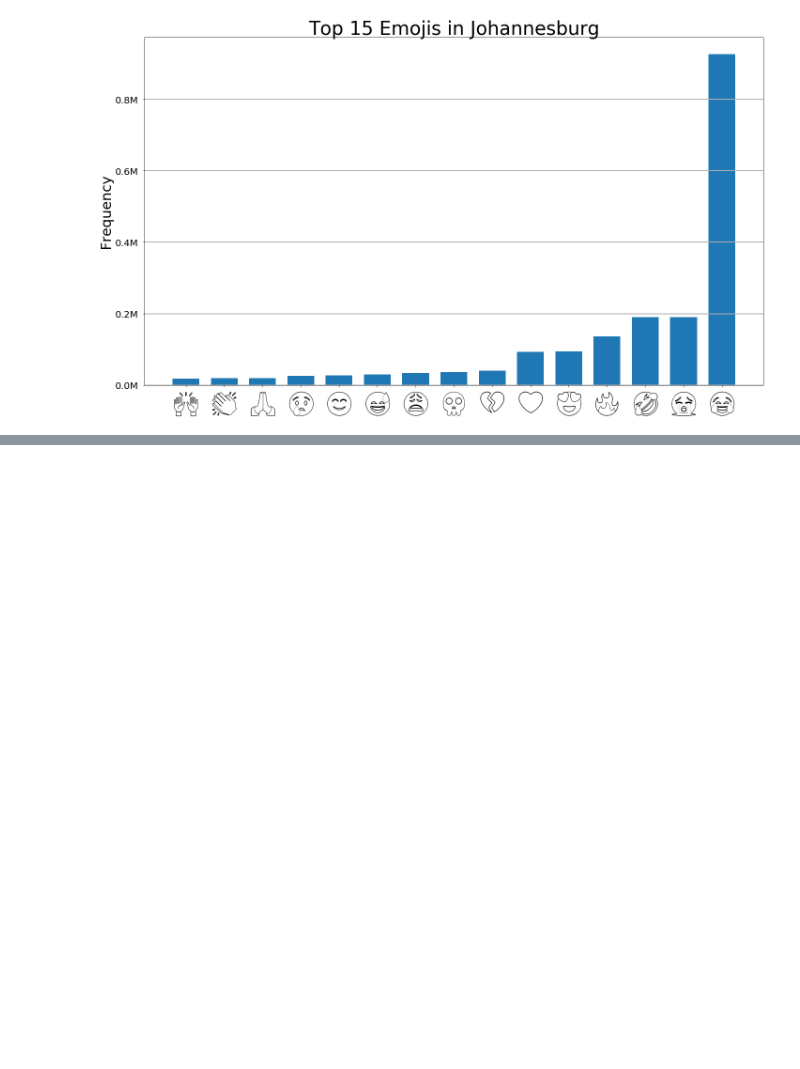
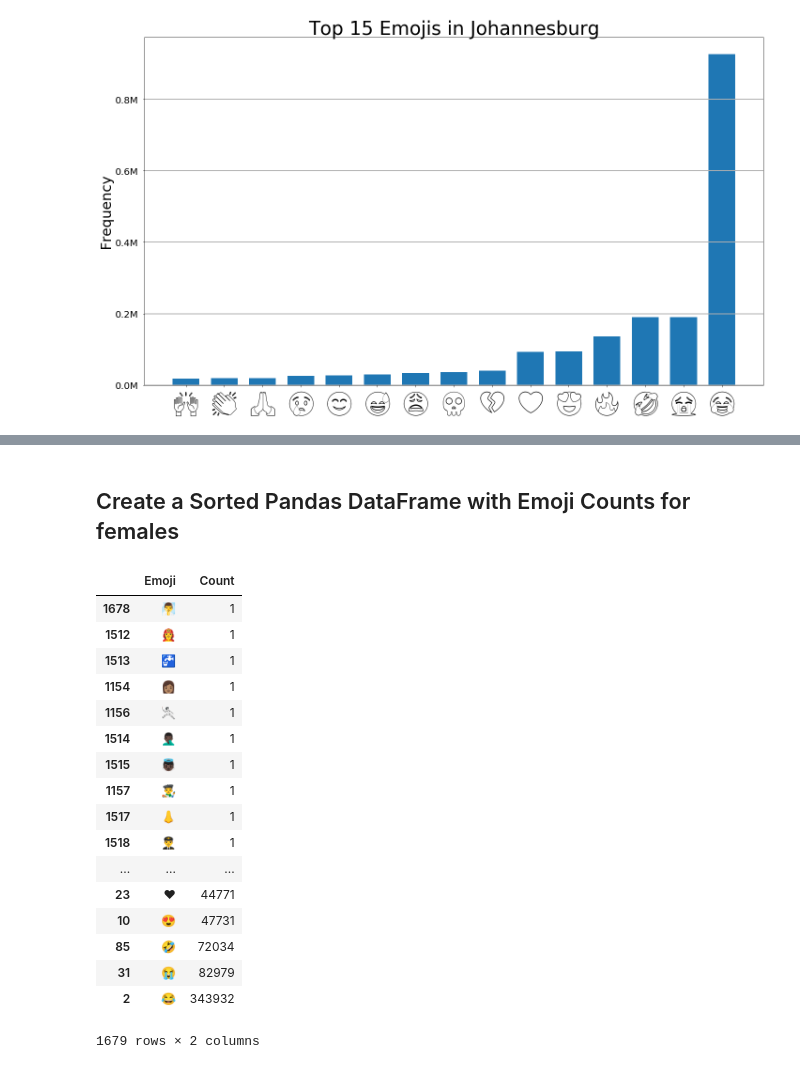
Before and after one commit to stylianosnicoletti/Emojis-usage-in-social-media-by-demographics, a Jupyter notebook: Jupyter/Emojis_ Johannesburg .ipynb, the cells around one changed output, grey strips where cells are left out. Cells and saved outputs as stored; diff of their text form; code cells hidden in the pictures; blank space fills up the shorter version.

```diff
--- a/Jupyter/Emojis_ Johannesburg .ipynb
+++ b/Jupyter/Emojis_ Johannesburg .ipynb
@@ -119,0 +153,30 @@ plt.show()
+# %% [markdown]
+## Create a Sorted Pandas DataFrame with Emoji Counts for females
+# %%
+# Create panda dataframe to store emojis with counts
+emojis_count_females_df = pd.DataFrame(columns = ['Emoji','Count'])
+for emoji in count_females:
+    emojis_count_females_df = emojis_count_females_df.append({'Emoji' : emoji , 'Count' : count_females[emoji]} , ignore_index=True)
+
+# Sort dataframe by count
+emojis_count_females_df = emojis_count_females_df.sort_values(by=['Count'])
+emojis_count_females_df
+# %% [output]
+|  | Emoji | Count |
+| 1678 | 🧖‍♂️ | 1 |
+| 1512 | 👩‍🚒 | 1 |
+| 1513 | 🚰 | 1 |
+| 1154 | 👩🏽 | 1 |
+| 1156 | 🤺 | 1 |
+| 1514 | 🤦🏿‍♂️ | 1 |
+| 1515 | 👼🏿 | 1 |
+| 1157 | 👨‍🎨 | 1 |
+| 1517 | 👃 | 1 |
+| 1518 | 👨‍✈️ | 1 |
+| ... | ... | ... |
+| 23 | ❤ | 44771 |
+| 10 | 😍 | 47731 |
+| 85 | 🤣 | 72034 |
+| 31 | 😭 | 82979 |
+| 2 | 😂 | 343932 |
+1679 rows × 2 columns
```
Also changed, not shown: parts of 7 cells of this notebook, 1 other file.
